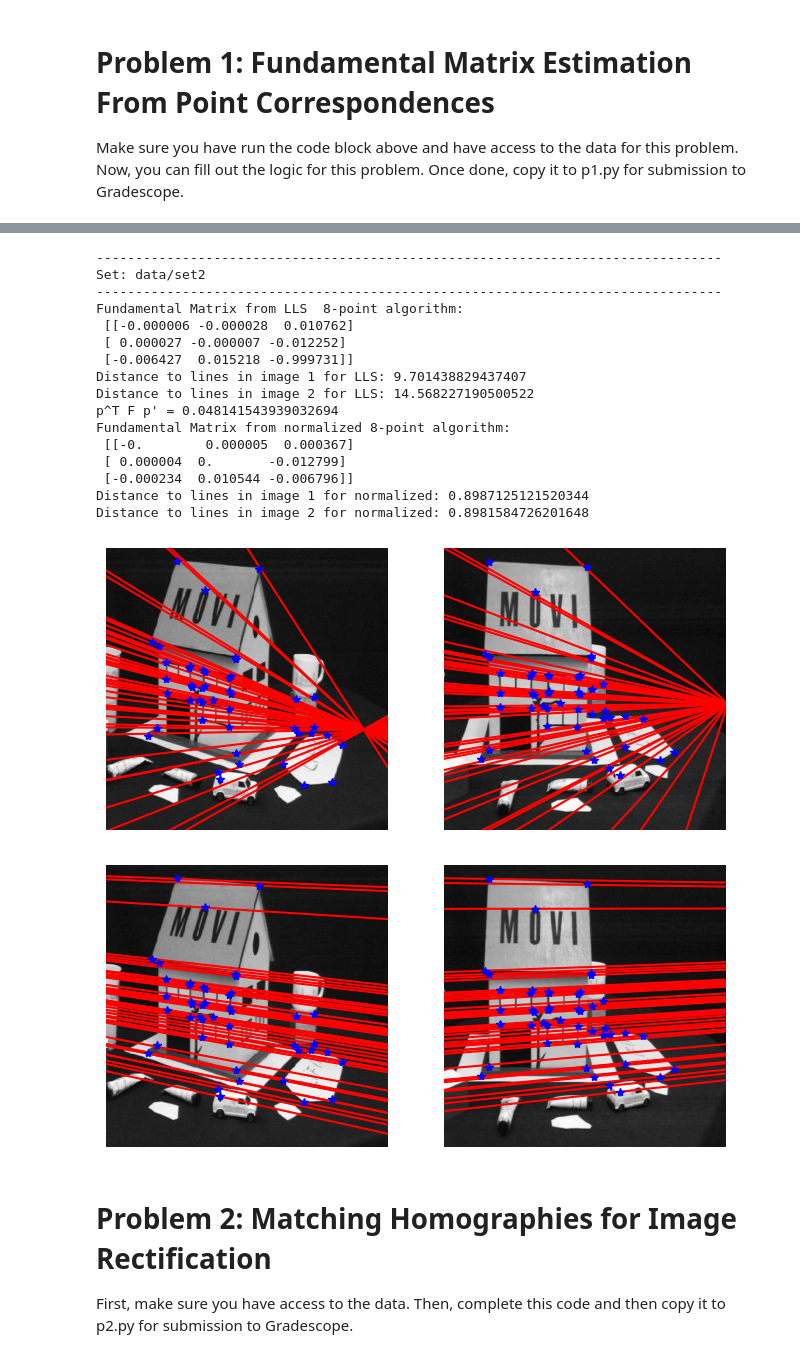
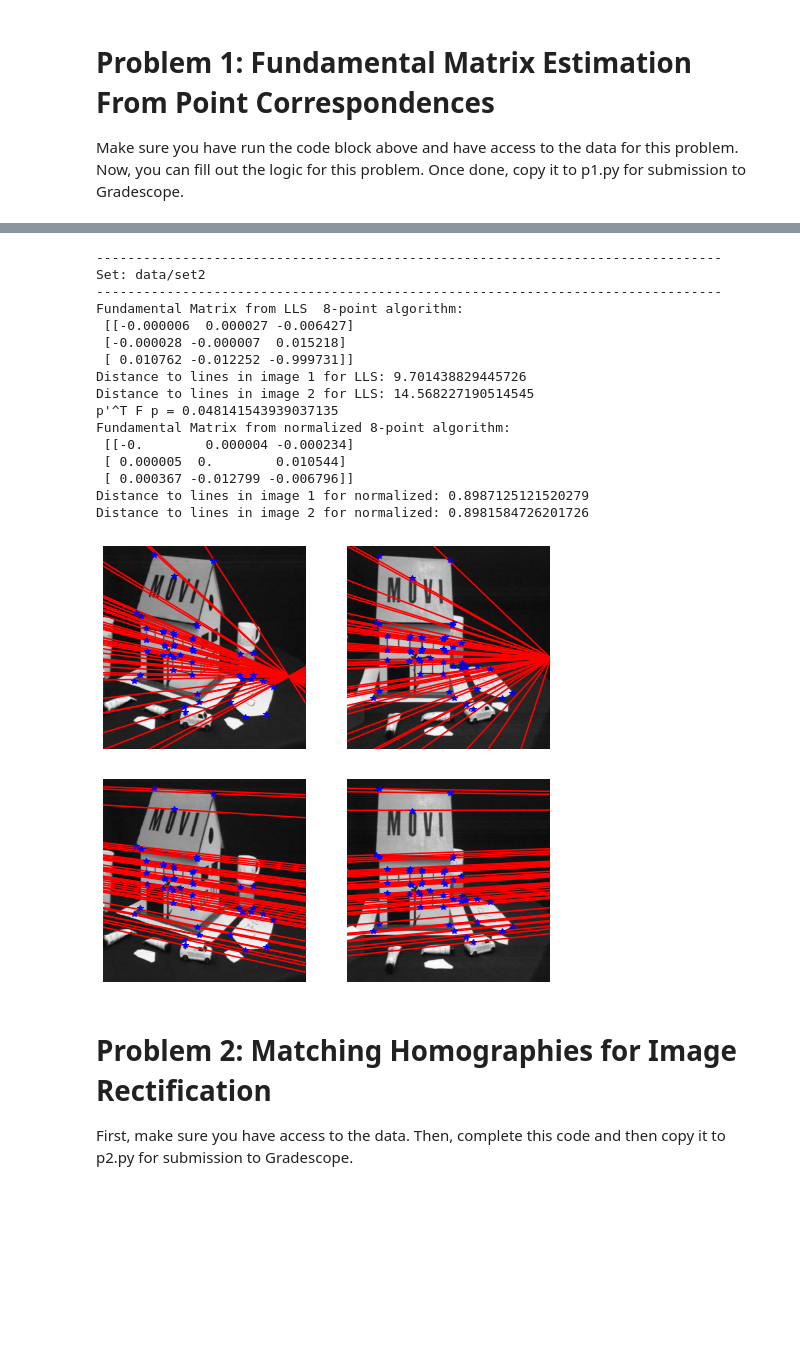
Before and after one commit to ianpark318/CS231A, a Jupyter notebook: ps2/ps2_code/PSET2.ipynb, the cells around one changed output, grey strips where cells are left out. Cells and saved outputs as stored; diff of their text form; code cells hidden in the pictures; blank space fills up the shorter version.

Commit message:
ps2 p1 edit for F transpose

```diff
--- a/ps2/ps2_code/PSET2.ipynb
+++ b/ps2/ps2_code/PSET2.ipynb
@@ -30,17 +30,19 @@ def lls_eight_point_alg(points1, points2):
     N = points1.shape[0]
     W = np.ones((N, 9))
     # make W matrix (N x 9)
+    # we are finding F such that (points2)^T * F * points1 = 0
+    # so W matrix's each row is (uu', u'v, u', uv', vv', v', u, v, 1)
     for i in range(N):
         u = points1[i, 0]; u_prime = points2[i, 0]
         v = points1[i, 1]; v_prime = points2[i, 1]
         W[i, 0] = u * u_prime
-        W[i, 1] = u * v_prime
-        W[i, 2] = u
-        W[i, 3] = u_prime * v
+        W[i, 1] = u_prime * v
+        W[i, 2] = u_prime
+        W[i, 3] = u * v_prime
         W[i, 4] = v * v_prime
-        W[i, 5] = v
-        W[i, 6] = u_prime
-        W[i, 7] = v_prime
+        W[i, 5] = v_prime
+        W[i, 6] = u
+        W[i, 7] = v
 
     _, _, Vt = np.linalg.svd(W)
     V = Vt.T
@@ -99,8 +101,10 @@ def normalized_eight_point_alg(points1, points2):
     # Find fundamental matrix with normalized points
     F_q = lls_eight_point_alg(q, q_prime)
 
-    # De-normalize (F = T^T * F_q * T_prime)
-    F = np.dot(np.dot(T.T, F_q), T_prime)
+    # De-normalize is (F = T^T * F_q * T_prime) if (points1)^T * F * points2 = 0
+    # but now F is fundamental matrix such that (points2)^T * F * points1 = 0
+    # So de-normalize equation should be F = T'^T * F_q * T
+    F = np.dot(np.dot(T_prime.T, F_q), T)
     return F
 
 '''
@@ -124,7 +128,7 @@ def plot_epipolar_lines_on_images(points1, points2, im1, im2, F):
     def plot_epipolar_lines_on_image(points1, points2, im, F):
         im_height = im.shape[0]
         im_width = im.shape[1]
-        lines = F.dot(points2.T) # These should be also Fp' not F^Tp'
+        lines = F.T.dot(points2.T) # These should be also Fp' not F^Tp'
         plt.imshow(im, cmap='gray')
         for line in lines.T:
             a,b,c = line
@@ -162,8 +166,10 @@ Returns:
     average_distance - the average distance of each point to the epipolar line
 '''
 def compute_distance_to_epipolar_lines(points1, points2, F):
+    # F - the fundamental matrix such that (points2)^T * F * points1 = 0
     # l = Fp' and l' = F^Tp
-    l = np.dot(F, points2.T)
+    # so in this problem, l = F*points1 and l'=F^T*points2
+    l = np.dot(F.T, points2.T)
 
     # Distance between point and line is |ax0+by0+c| / sqrt(a^2+b^2)
     a = l[0, :]; b = l[1, :]; c = l[2, :]
@@ -197,23 +203,9 @@ if __name__ == '__main__':
         # Running the normalized eight point algorithm
         F_normalized = normalized_eight_point_alg(points1, points2)
 
-        pFp = [points1[i].dot(F_normalized.dot(points2[i]))
+        pFp = [points2[i].dot(F_normalized.dot(points1[i]))
             for i in range(points1.shape[0])]
-        # The Original string was "p'^T F p" but it's wrong.
-        # If we built W matrix (uu', uv', u, u'v, vv', v, u', v', 1)
-        # What we want to find is p^T F p' = 0
-        # So the line 191 and 207 changed for these reason.
-
-        # Well, in pdf 4.1 The Eight-Point Algorithm,
-        # W is composed of the (uu', uv', u', uv', vv', v', u, v, 1)
-        # It is exactly the transposed structure of the above F matrix.
-        # but I guess it's wrong cause p^T F p' derives (uu', uv', u, u'v, vv', v, u', v', 1) form.
-        # If you made W matrix as (uu', uv', u', uv', vv', v', u, v, 1) structure,
-        # That means you derived it from p'^T F p = 0
-        # So you have to find F = T'^T @ F_q @ T (  because (T^T @ F_q @ T)^T  )
-
-        # But, why none of stanford students ask their professor to correct these error? lol
-        print("p^T F p' =", np.abs(pFp).max())
+        print("p'^T F p =", np.abs(pFp).max())
         print("Fundamental Matrix from normalized 8-point algorithm:\n", \
             F_normalized)
         print("Distance to lines in image 1 for normalized:", \
@@ -248,21 +240,21 @@ Distance to lines in image 2 for normalized: 0.8666869827347518
 --------------------------------------------------------------------------------
 Set: data/set2
 --------------------------------------------------------------------------------
 Fundamental Matrix from LLS  8-point algorithm:
- [[-0.000006 -0.000028  0.010762]
- [ 0.000027 -0.000007 -0.012252]
- [-0.006427  0.015218 -0.999731]]
-Distance to lines in image 1 for LLS: 9.701438829437407
-Distance to lines in image 2 for LLS: 14.568227190500522
-p^T F p' = 0.048141543939032694
+ [[-0.000006  0.000027 -0.006427]
+ [-0.000028 -0.000007  0.015218]
+ [ 0.010762 -0.012252 -0.999731]]
+Distance to lines in image 1 for LLS: 9.701438829445726
+Distance to lines in image 2 for LLS: 14.568227190514545
+p'^T F p = 0.048141543939037135
 Fundamental Matrix from normalized 8-point algorithm:
- [[-0.        0.000005  0.000367]
- [ 0.000004  0.       -0.012799]
- [-0.000234  0.010544 -0.006796]]
-Distance to lines in image 1 for normalized: 0.8987125121520344
-Distance to lines in image 2 for normalized: 0.8981584726201648
+ [[-0.        0.000004 -0.000234]
+ [ 0.000005  0.        0.010544]
+ [ 0.000367 -0.012799 -0.006796]]
+Distance to lines in image 1 for normalized: 0.8987125121520279
+Distance to lines in image 2 for normalized: 0.8981584726201726
-[figure, old version]
+[figure, new version]
-[figure, old version]
+[figure, new version]
 # %% [markdown]
 # Problem 2: Matching Homographies for Image Rectification
 
```
Also changed, not shown: parts of 1 cell of this notebook, 1 other file.
